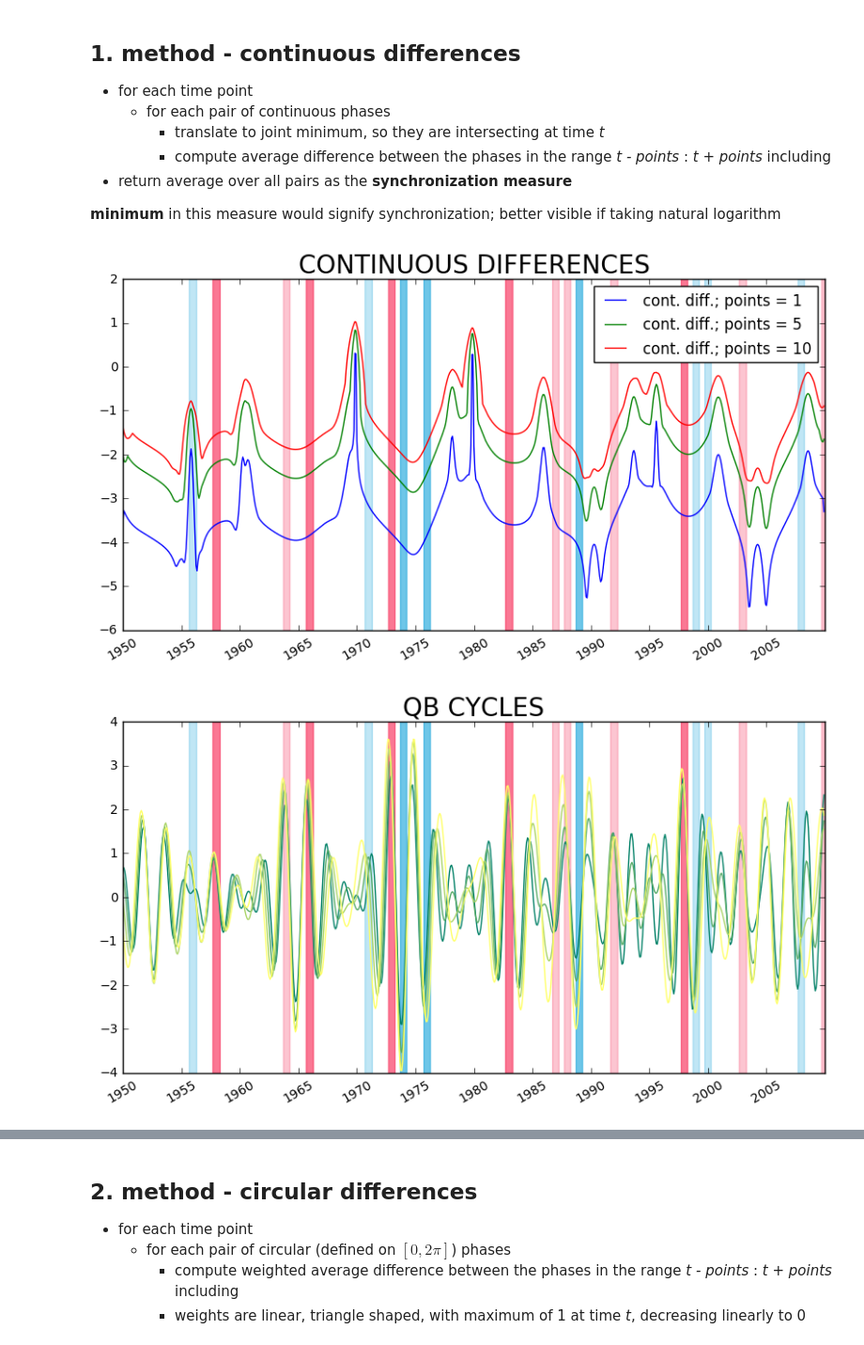
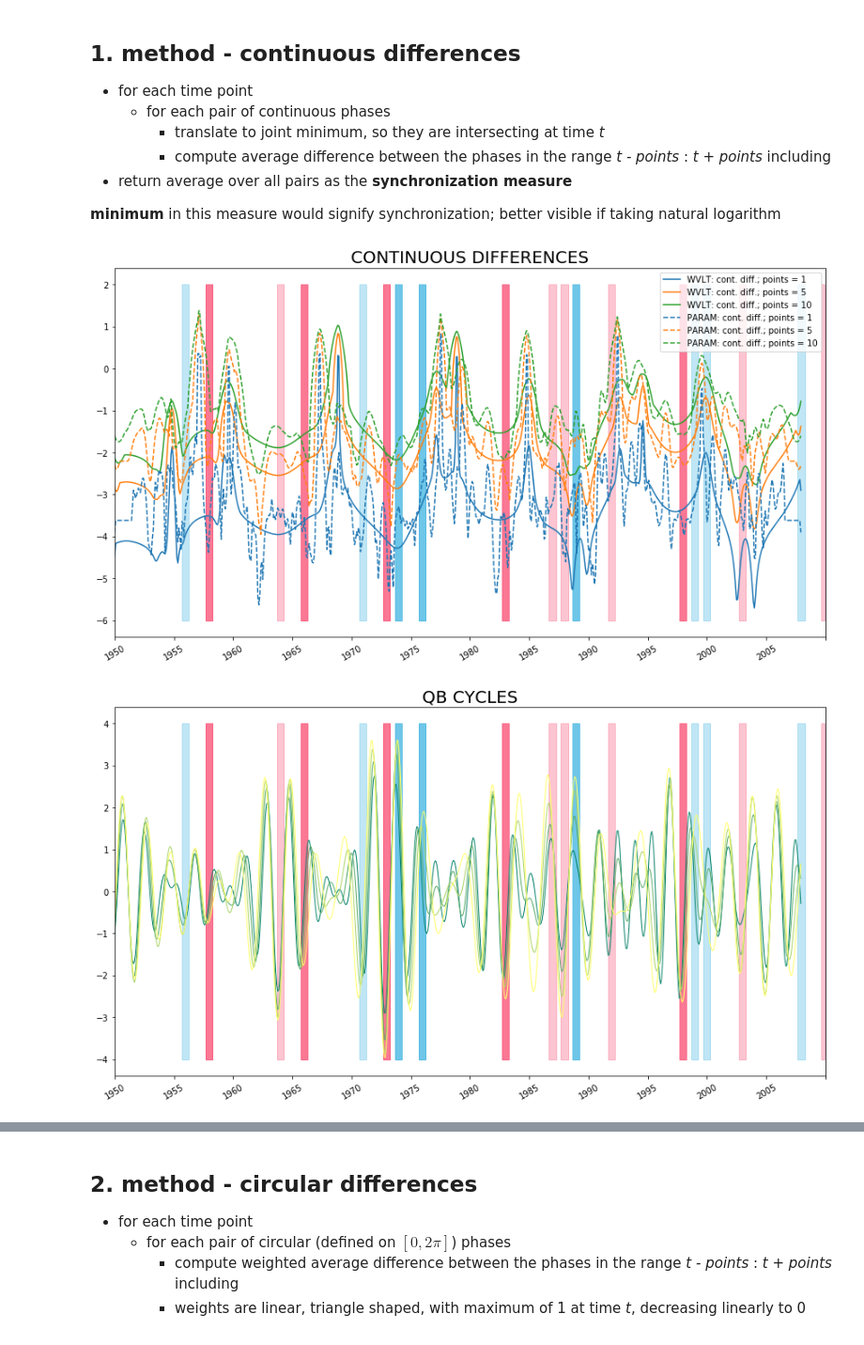
Before and after one commit to jajcayn/enso_QB, a Jupyter notebook: notebooks/QB index.ipynb, the cells around one changed output, grey strips where cells are left out. Shown at 94% size. Saved outputs shown, nothing was run; the diff lists cells and outputs as text; code cells hidden in the pictures.

```diff
--- a/notebooks/QB index.ipynb
+++ b/notebooks/QB index.ipynb
@@ -87,32 +87,32 @@ below are functions for extracting the phase, continuous phase and amplitude
 
 in this notebook I will work with periods of **20**, **22**, **24** and **26** months, hence *4 QB cycles*
 # %%
-def get_continuous_phase(ph):
-    phase = ph.copy()
-    for i in range(phase.shape[0] - 1):
-        if np.abs(phase[i+1] - phase[i]) > 1:
-            phase[i+1:] += 2*np.pi
-
-    return phase
-
 def get_cycles_and_phases(periods):
     cycles = []
     phases = []
+    param_phases = []
     cont_phases = []
+    cont_param_phases = []
     for period in periods:
         enso.wavelet(period, period_unit = 'm', cut = 12)
         enso.amplitude = enso.amplitude[ndx[12:-12]]
         enso.phase = enso.phase[ndx[12:-12]]
+        phases.append(enso.phase)
         cycles.append(enso.amplitude * np.cos(enso.phase))
-        phases.append(enso.phase)
-        cont_phases.append(get_continuous_phase(enso.phase))
-    return cycles, phases, cont_phases
+        enso.wavelet(period, period_unit = 'm', cut = 12, continuous_phase = True)
+        cont_phases.append(enso.phase[ndx[12:-12]])
+
+        enso.get_parametric_phase(period, window = 5*12, period_unit = 'm', cut = 12)
+        param_phases.append(enso.phase[ndx[12:-12]])
+        enso.get_parametric_phase(period, window = 5*12, period_unit = 'm', cut = 12, continuous_phase = True)
+        cont_param_phases.append(enso.phase[ndx[12:-12]])
+    return cycles, phases, cont_phases, param_phases, cont_param_phases
 
 PERIODS = [i for i in range(20,27,2)]
 # PERIODS = [24, 26]
 colors = [cmap(f) for f in np.linspace(0, 1, len(PERIODS))]
 ndx = enso.select_date(date(1950, 1, 1), date(2010, 1, 1), apply_to_data = False)
-cycles, phases, cont_phases = get_cycles_and_phases(PERIODS)
+cycles, phases, cont_phases, param_phases, cont_param_phases = get_cycles_and_phases(PERIODS)
 
 enso.wavelet(12, period_unit = 'm', cut = 12)
 enso.amplitude = enso.amplitude[ndx[12:-12]]
@@ -155,45 +155,54 @@ diff1 = np.log(get_differences(cont_phases, 1))
 diff2 = np.log(get_differences(cont_phases, 5))
 diff3 = np.log(get_differences(cont_phases, 10))
 
+diff11 = np.log(get_differences(cont_param_phases, 1))
+diff12 = np.log(get_differences(cont_param_phases, 5))
+diff13 = np.log(get_differences(cont_param_phases, 10))
+
 # minima = argrelextrema(diff3, np.less, order = 5)[0]
 
-plt.figure(figsize=(10,5))
-plt.plot(diff1, label = "cont. diff.; points = 1")
-plt.plot(diff2, label = "cont. diff.; points = 5")
-plt.plot(diff3, label = "cont. diff.; points = 10")
+plt.figure(figsize=(15,8))
+p1, = plt.plot(diff1, label = "WVLT: cont. diff.; points = 1")
+p2, = plt.plot(diff2, label = "WVLT: cont. diff.; points = 5")
+p3, = plt.plot(diff3, label = "WVLT: cont. diff.; points = 10")
+plt.plot(diff11, '--', color = p1.get_color(), label = "PARAM: cont. diff.; points = 1")
+plt.plot(diff12, '--', color = p2.get_color(), label = "PARAM: cont. diff.; points = 5")
+plt.plot(diff13, '--', color = p3.get_color(), label = "PARAM: cont. diff.; points = 10")
 # for mi in minima:
 #     plt.axvline(mi, 0, 1, linewidth = 1, color = "red")
 # plt.ylim([0, 1.5])
 plot_enso_episodes(-6, 2)
 plt.xlim([0, enso.data.shape[0]])
 plt.xticks(np.arange(0, enso.data.shape[0]+1, ((TO-FROM)/10)*12), np.arange(FROM, TO+1, (TO-FROM)/10), rotation = 30)
 plt.legend()
 plt.title("CONTINUOUS DIFFERENCES", size = 20)
 plt.show()
 
-plt.figure(figsize=(10,5))
+plt.figure(figsize=(15,8))
 for cyc, col in zip(cycles, colors):
     plt.plot(cyc, color = col, linewidth = 1)
 # for mi in minima:
 #     plt.axvline(mi, 0, 1, linewidth = 1, color = "red")
 plt.xlim([0, enso.data.shape[0]])
 plot_enso_episodes(-4, 4)
 plt.xticks(np.arange(0, enso.data.shape[0]+1, ((TO-FROM)/10)*12), np.arange(FROM, TO+1, (TO-FROM)/10), rotation = 30)
 # plt.legend()
 plt.title("QB CYCLES", size = 20)
 plt.show()
 
-plt.figure(figsize=(10,5))
+plt.figure(figsize=(15,8))
 for ph, col in zip(cont_phases, colors):
     plt.plot(ph, color = col, linewidth = 1)
+for ph, col in zip(cont_param_phases, colors):
+    plt.plot(ph, '--', color = col, linewidth = 1)
 # for mi in minima:
 #     plt.axvline(mi, 0, 1, linewidth = 1, color = "red")
 plt.xlim([0, enso.data.shape[0]])
 plot_enso_episodes(0, 250)
 plt.xticks(np.arange(0, enso.data.shape[0]+1, ((TO-FROM)/10)*12), np.arange(FROM, TO+1, (TO-FROM)/10), rotation = 30)
 # plt.legend()
 plt.title("QB CONT. PHASES", size = 20)
 plt.show()
 # %% [output]
-[figure, old version]
+[figure, new version]
-[figure, old version]
+[figure, new version]
```
Also changed, not shown: parts of 8 cells of this notebook.
